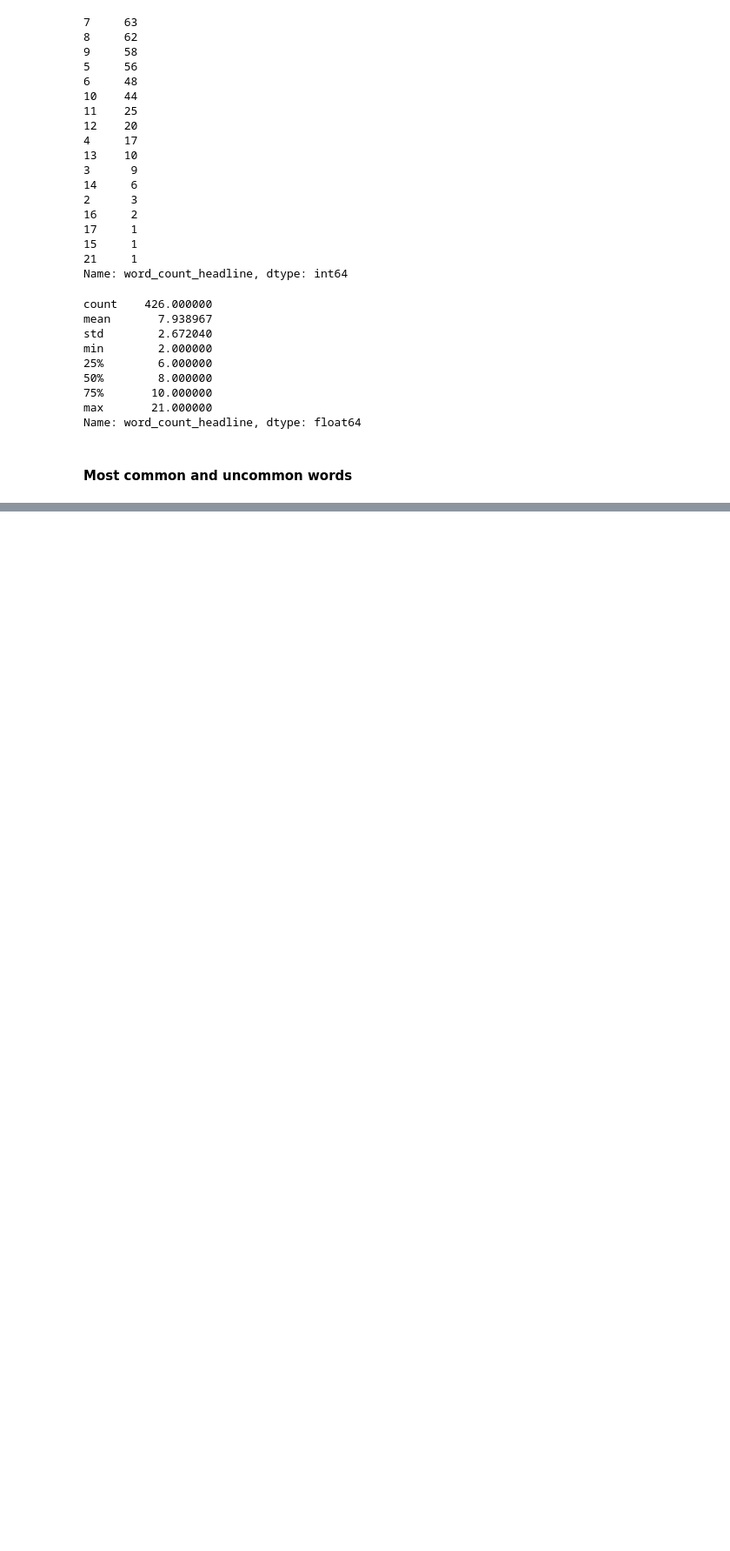
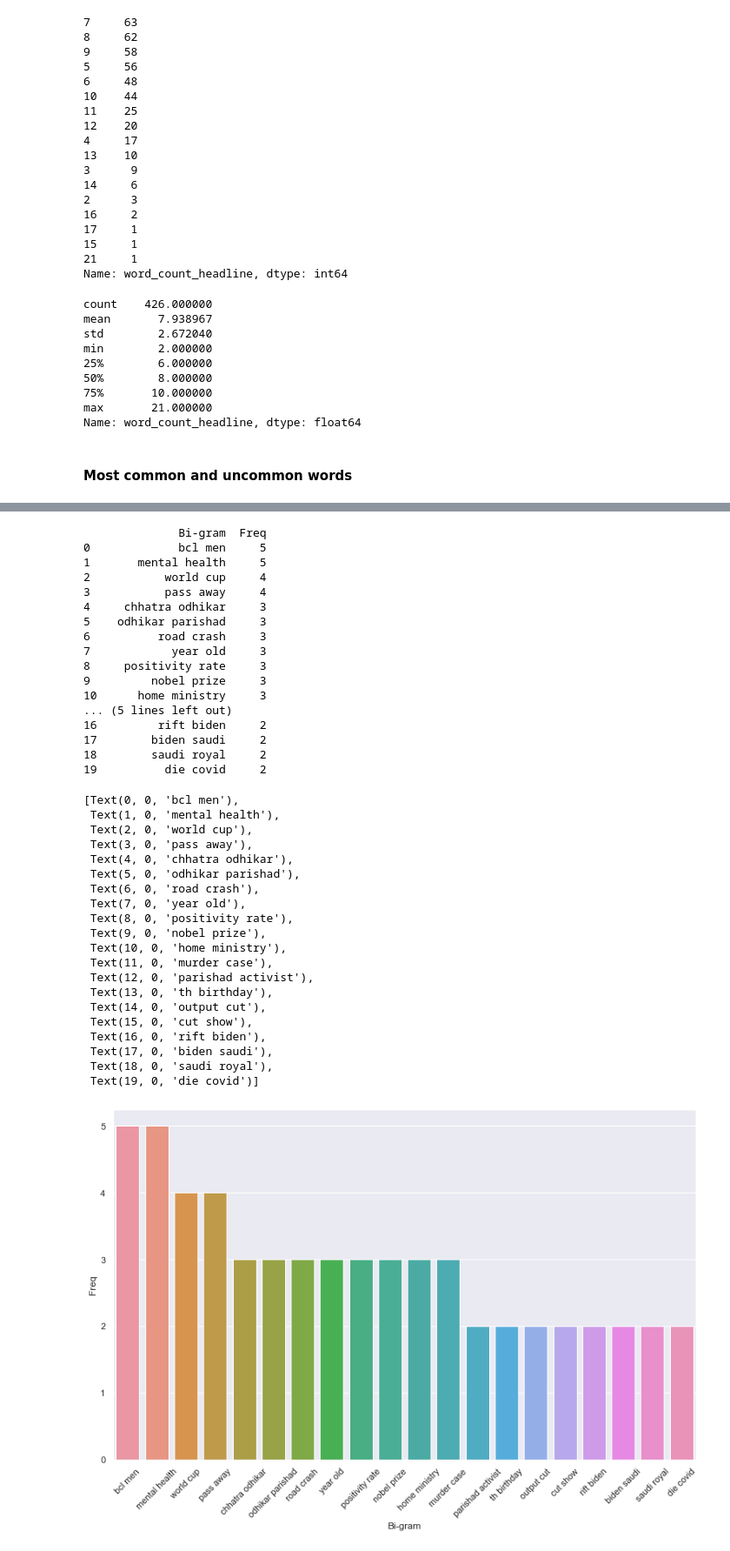
Before and after one commit to Salekeen/NewsByte, a Jupyter notebook: KPE/scratch_analysis.ipynb, the cells around one changed output, grey strips where cells are left out. Shown at 87% size. Cells and saved outputs as stored; diff of their text form; code cells hidden in the pictures; blank space fills up the shorter version.

```diff
--- a/KPE/scratch_analysis.ipynb
+++ b/KPE/scratch_analysis.ipynb
@@ -80,0 +284,62 @@ Name: word_count_headline, dtype: float64
+# %%
+#Most frequently occuring Bi-grams
+
+def get_top_n2_words(corpus, n=None):
+    vec1 = CountVectorizer(ngram_range=(2, 2),
+                           max_features=2000).fit(corpus)
+    bag_of_words = vec1.transform(corpus)
+    sum_words = bag_of_words.sum(axis=0)
+    words_freq = [(word, sum_words[0, idx]) for word, idx in
+                  vec1.vocabulary_.items()]
+    words_freq = sorted(words_freq, key=lambda x: x[1],
+                        reverse=True)
+    return words_freq[:n]
+
+
+top2_words = get_top_n2_words(corpus, n=20)
+top2_df = pd.DataFrame(top2_words)
+top2_df.columns = ["Bi-gram", "Freq"]
+print(top2_df)
+#Barplot of most freq Bi-grams
+sns.set(rc={'figure.figsize': (13, 8)})
+h = sns.barplot(x="Bi-gram", y="Freq", data=top2_df)
+h.set_xticklabels(h.get_xticklabels(), rotation=45)
+# %% [output]
+              Bi-gram  Freq
+0             bcl men     5
+1       mental health     5
+2           world cup     4
+3           pass away     4
+4     chhatra odhikar     3
+5    odhikar parishad     3
+6          road crash     3
+7            year old     3
+8     positivity rate     3
+9         nobel prize     3
+10      home ministry     3
+... (5 lines left out)
+16         rift biden     2
+17        biden saudi     2
+18        saudi royal     2
+19          die covid     2
+[Text(0, 0, 'bcl men'),
+ Text(1, 0, 'mental health'),
+ Text(2, 0, 'world cup'),
+ Text(3, 0, 'pass away'),
+ Text(4, 0, 'chhatra odhikar'),
+ Text(5, 0, 'odhikar parishad'),
+ Text(6, 0, 'road crash'),
+ Text(7, 0, 'year old'),
+ Text(8, 0, 'positivity rate'),
+ Text(9, 0, 'nobel prize'),
+ Text(10, 0, 'home ministry'),
+ Text(11, 0, 'murder case'),
+ Text(12, 0, 'parishad activist'),
+ Text(13, 0, 'th birthday'),
+ Text(14, 0, 'output cut'),
+ Text(15, 0, 'cut show'),
+ Text(16, 0, 'rift biden'),
+ Text(17, 0, 'biden saudi'),
+ Text(18, 0, 'saudi royal'),
+ Text(19, 0, 'die covid')]
+[figure, added]
```
Also changed, not shown: parts of 26 cells of this notebook, 1 other file.
